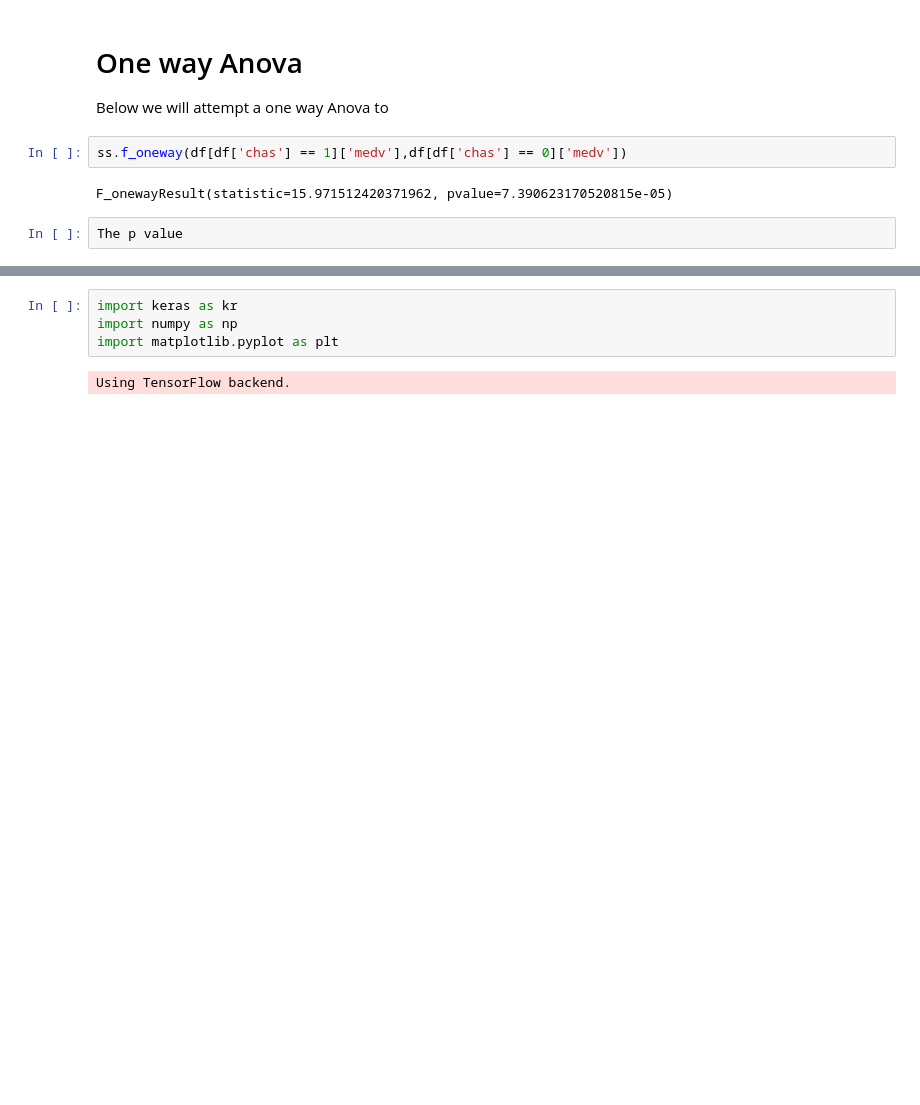
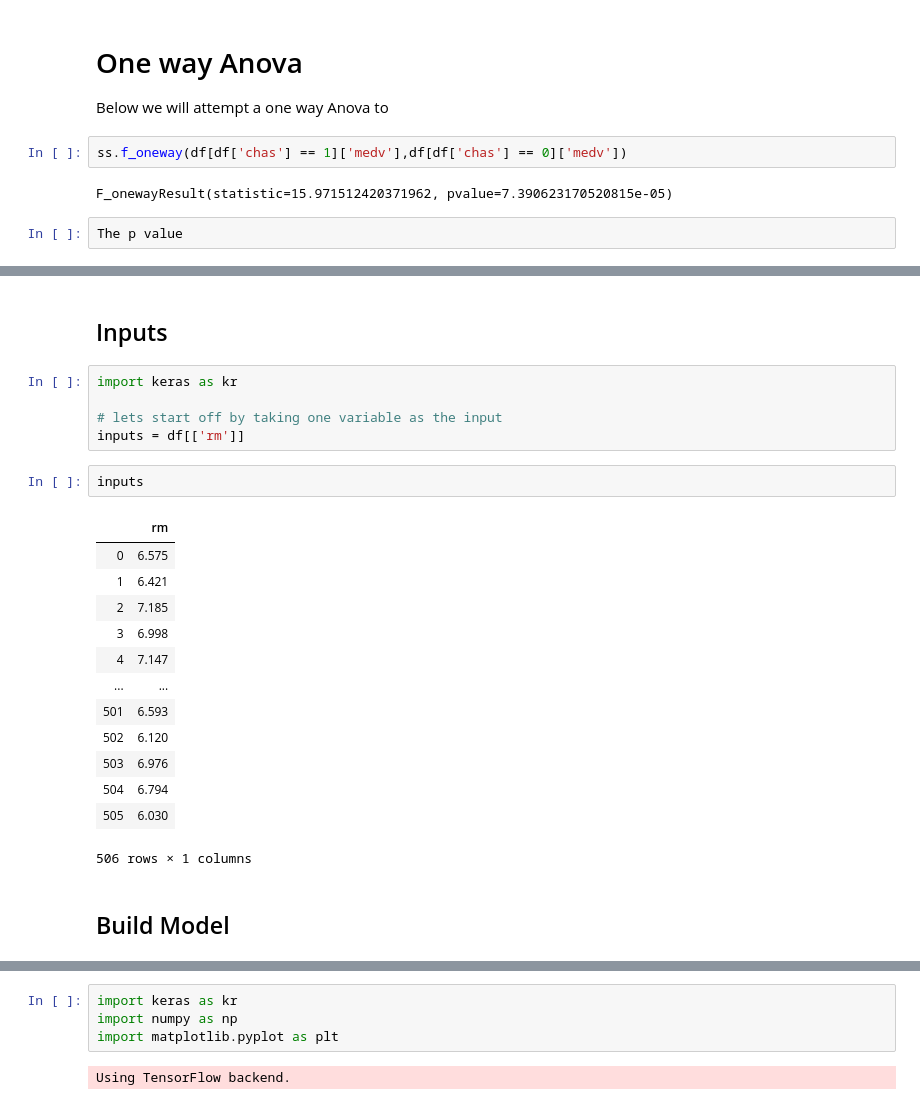
Before and after one commit to davidobrien1/MLSProject, a Jupyter notebook: mlsproject.ipynb, the cells around one changed output, grey strips where cells are left out. Saved outputs shown, nothing was run; the diff lists cells and outputs as text; blank space fills up the shorter version.

```diff
--- a/mlsproject.ipynb
+++ b/mlsproject.ipynb
@@ -197,0 +238,25 @@ Is there a difference between house prices between houses along the river, and h
+# %% [markdown]
+## Inputs
+# %%
+import keras as kr
+
+# lets start off by taking one variable as the input
+inputs = df[['rm']]
+# %%
+inputs
+# %% [output]
+|  | rm |
+| 0 | 6.575 |
+| 1 | 6.421 |
+| 2 | 7.185 |
+| 3 | 6.998 |
+| 4 | 7.147 |
+| ... | ... |
+| 501 | 6.593 |
+| 502 | 6.120 |
+| 503 | 6.976 |
+| 504 | 6.794 |
+| 505 | 6.030 |
+506 rows × 1 columns
+# %% [markdown]
+## Build Model
```
Also changed, not shown: parts of 24 cells of this notebook.
